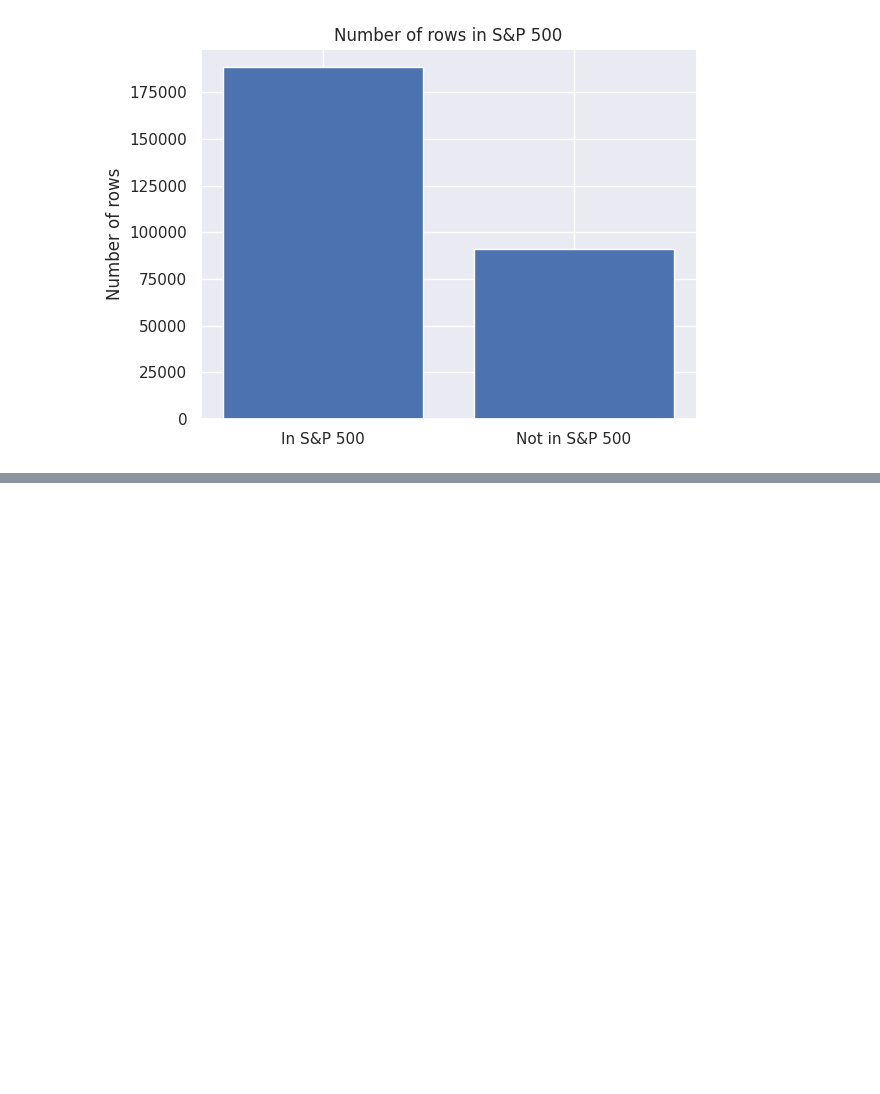
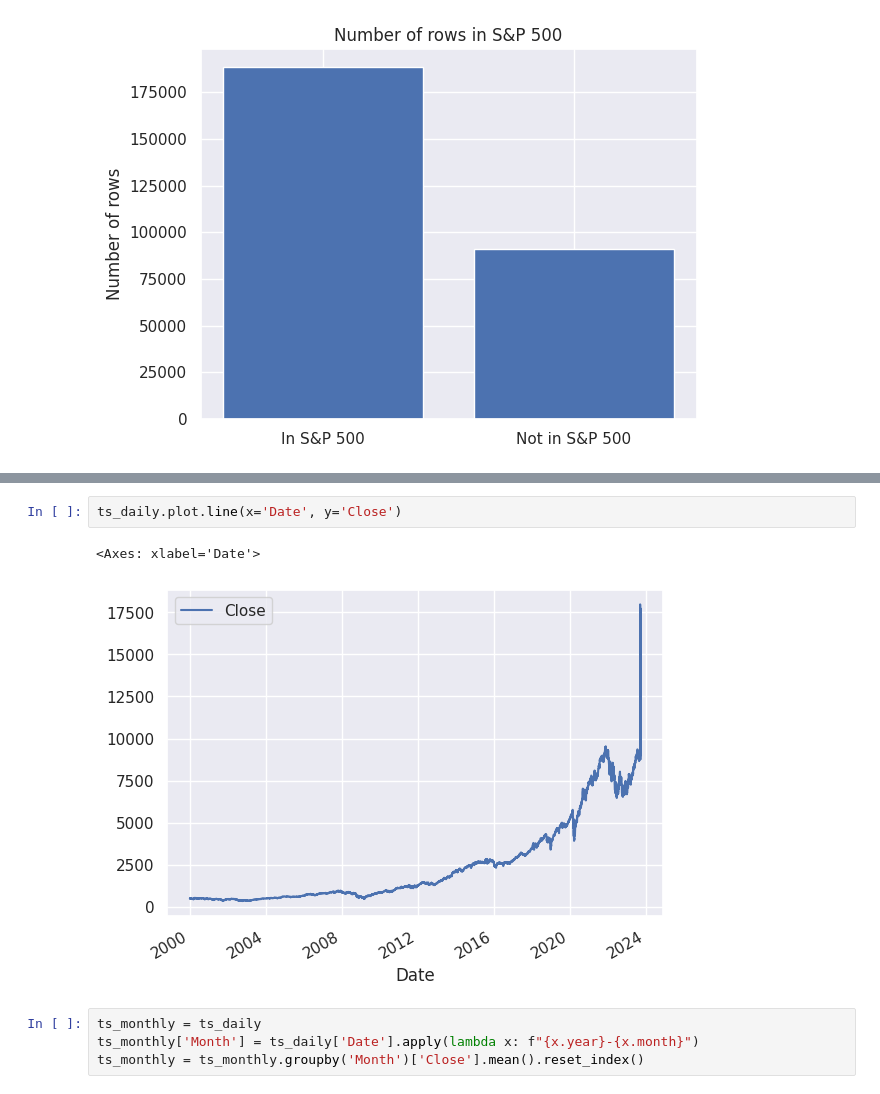
Before and after one commit to christofkaelin/ca683-project-group-1, a Jupyter notebook: CA683_Project_Group1.ipynb, the cells around one changed output, grey strips where cells are left out. Cells and saved outputs as stored; diff of their text form; blank space fills up the shorter version.

```diff
--- a/CA683_Project_Group1.ipynb
+++ b/CA683_Project_Group1.ipynb
@@ -386,0 +394,9 @@ plt.show()
+# %%
+ts_daily.plot.line(x='Date', y='Close')
+# %% [output]
+<Axes: xlabel='Date'>
+[figure, added]
+# %%
+ts_monthly = ts_daily
+ts_monthly['Month'] = ts_daily['Date'].apply(lambda x: f"{x.year}-{x.month}")
+ts_monthly = ts_monthly.groupby('Month')['Close'].mean().reset_index()
```
Also changed, not shown: parts of 14 cells of this notebook.
